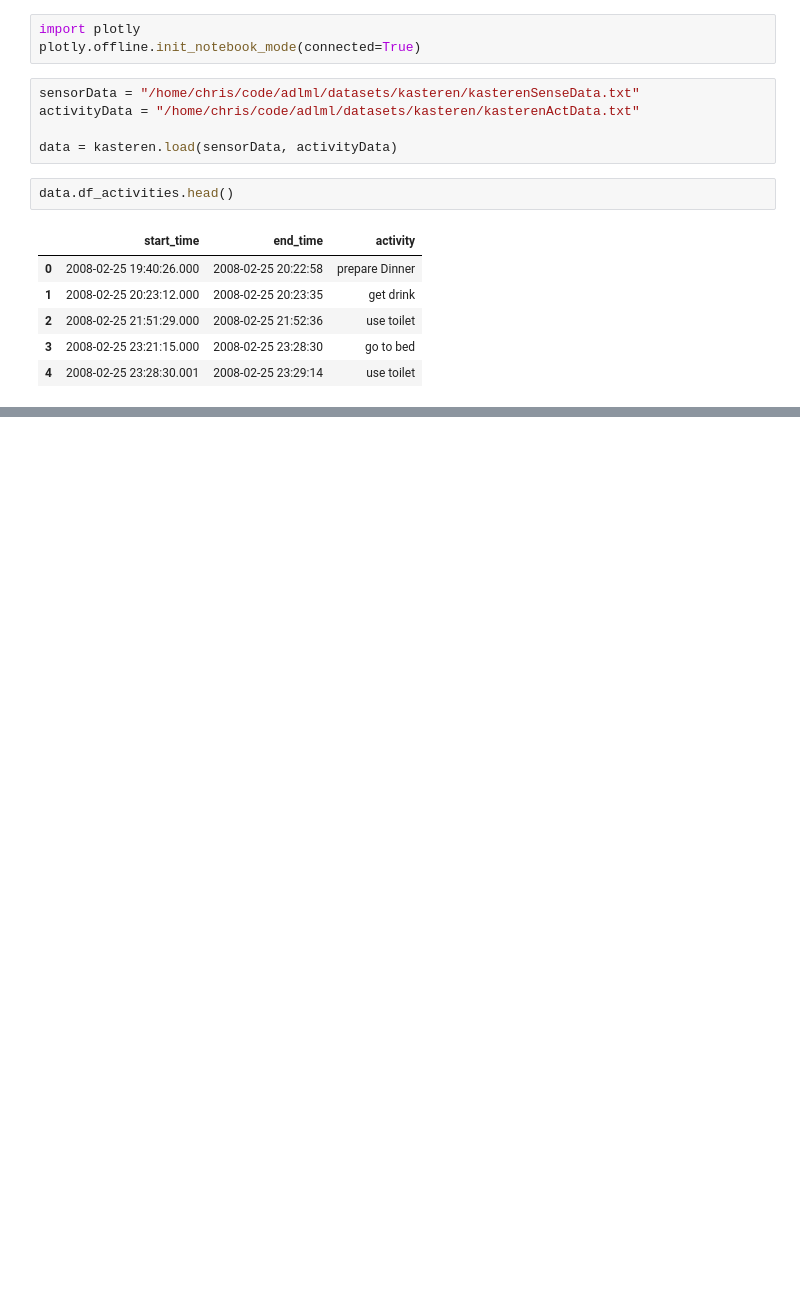
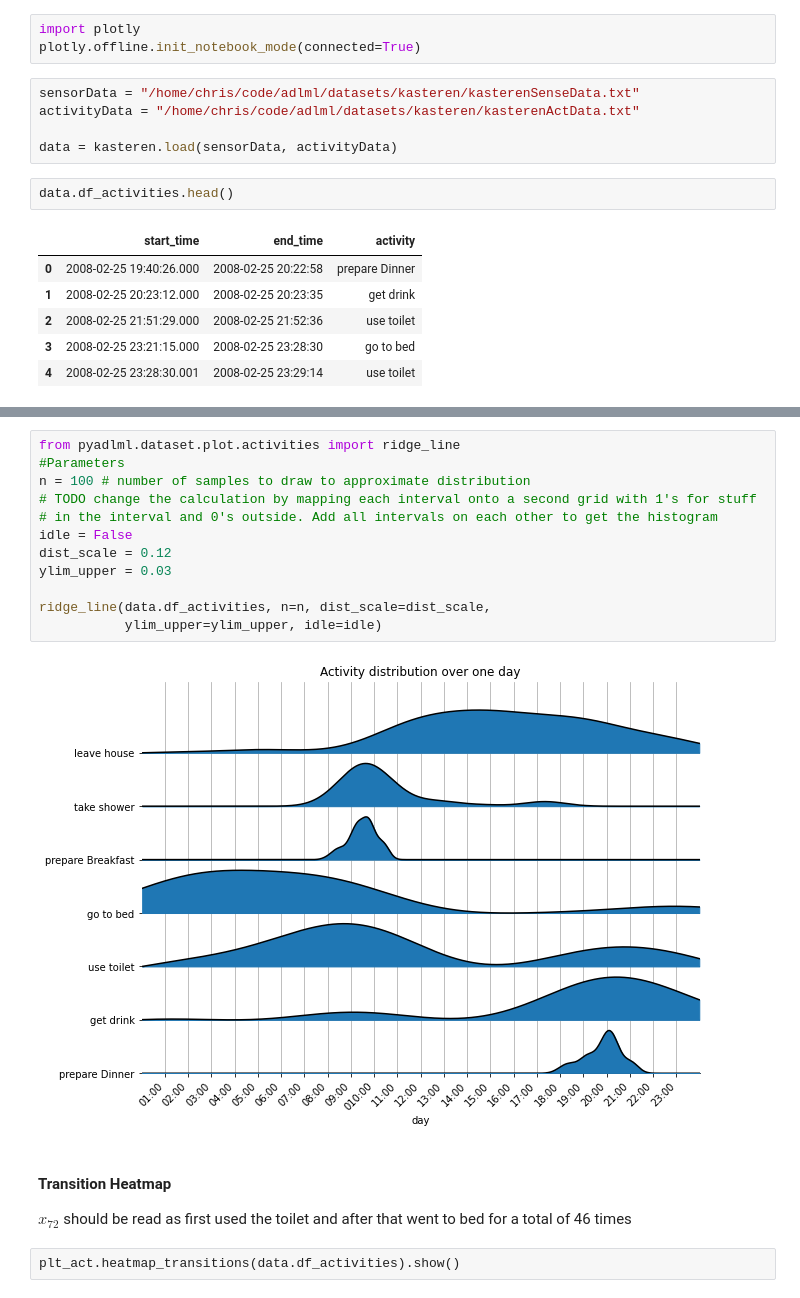
Before and after one commit to tcsvn/pyadlml, a Jupyter notebook: notebooks/kasteren.ipynb, the cells around one changed output, grey strips where cells are left out. Drawn from its saved outputs; the diff is of its cells as text; blank space fills up the shorter version.

```diff
--- a/notebooks/kasteren.ipynb
+++ b/notebooks/kasteren.ipynb
@@ -143,0 +140,19 @@ data.df_ch
+# %%
+from pyadlml.dataset.plot.activities import ridge_line
+#Parameters
+n = 100 # number of samples to draw to approximate distribution
+# TODO change the calculation by mapping each interval onto a second grid with 1's for stuff
+# in the interval and 0's outside. Add all intervals on each other to get the histogram
+idle = False
+dist_scale = 0.12
+ylim_upper = 0.03
+
+ridge_line(data.df_activities, n=n, dist_scale=dist_scale,
+           ylim_upper=ylim_upper, idle=idle)
+# %% [output]
+[figure, added]
+# %% [markdown]
+#### Transition Heatmap
+$x_{72}$ should be read as first used the toilet and after that went to bed for a total of 46 times
+# %% [raw]
+plt_act.heatmap_transitions(data.df_activities).show()
```
Also changed, not shown: parts of 96 cells of this notebook, 54 other files.
